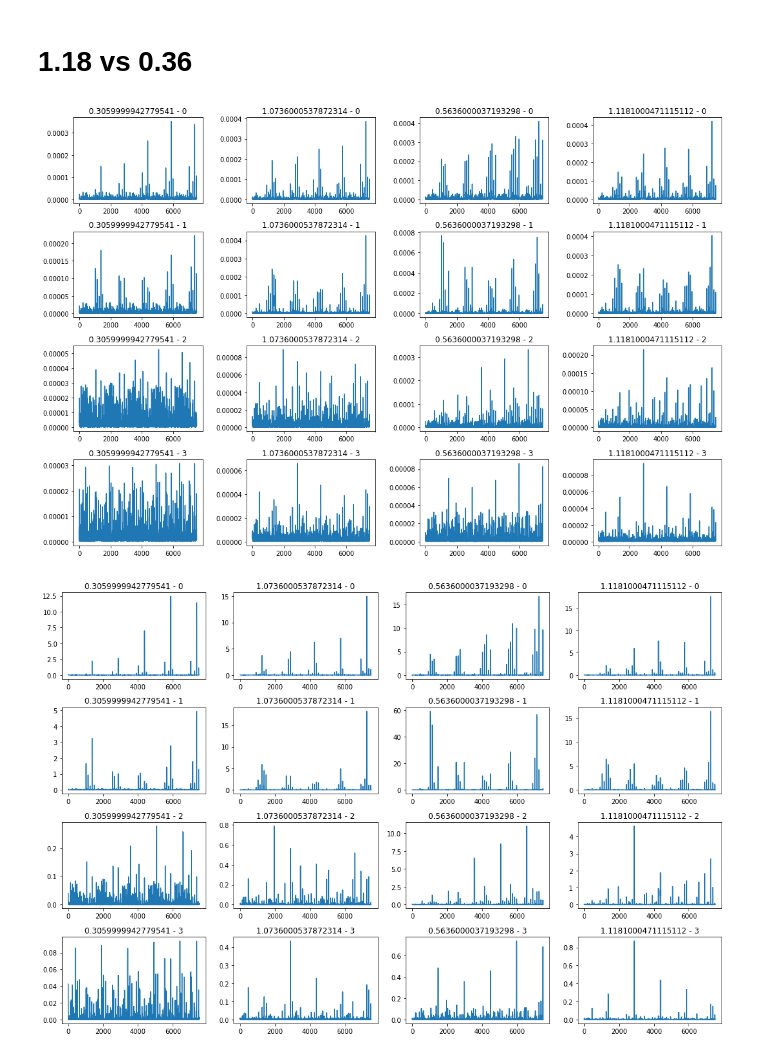
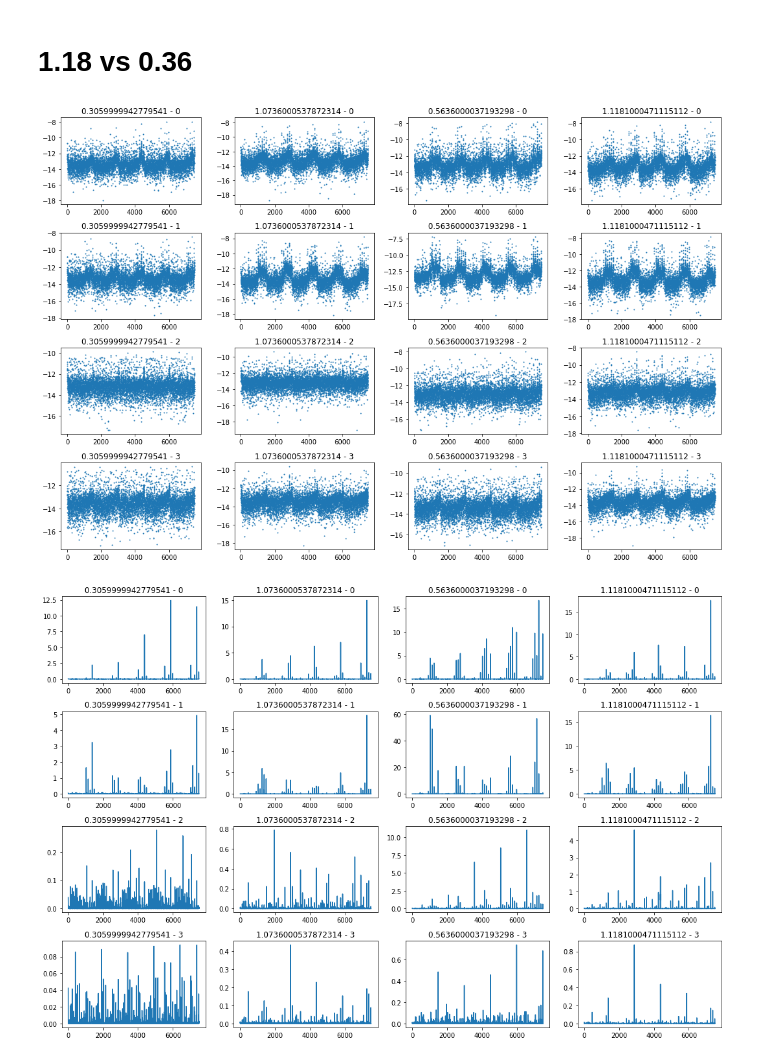
Before and after one commit to sammer1107/ML-DataAnalysis, a Jupyter notebook: bigdata/ThuBigData.ipynb, the cells around one changed output. Drawn from its saved outputs; the diff is of its cells as text; code cells hidden in the pictures.

```diff
--- a/bigdata/ThuBigData.ipynb
+++ b/bigdata/ThuBigData.ipynb
@@ -16,5 +24,5 @@ for xls in os.listdir('sample_data/'):
     attrs.append(np.array(data))
     target.append(np.float32(output))
 
-attrs = np.array(attrs)
-target = np.array(target)
+attrs = np.array(attrs, dtype=np.float32)
+target = np.array(target, dtype=np.float32)
@@ -21,8 +31,14 @@ target = np.array(target)
 # %%
-plt.figure(figsize=(15, 6))
+plt.figure(figsize=(12, 6))
 for i in range(4):
     plt.subplot(2,2,i+1)
-    x = np.mean(attrs[:,:,i], axis=1)
-    plt.scatter(x, target)
-    plt.axis([ min(x), max(x), 0, 1.5])
+    x = np.mean(np.log(attrs[:,:,i]), axis=1).astype(np.float32)
+    plt.scatter(x, np.log(target))
+    reg = linregress(x,np.log(target))
+    reg_x = np.linspace(min(x), max(x), 3)
+    predict = reg_x*reg.slope + reg.intercept
+    plt.plot(reg_x, predict)
+    # plt.axis([ min(x), max(x), 0, 1.5])
+    plt.title("col {} correlation {}".format(i,np.corrcoef(x, target)[0,1]))
 plt.tight_layout()
+# plt.savefig('feeling')
@@ -29,6 +51,6 @@ plt.tight_layout()
 # %%
-min = np.min(attrs, axis=None)
-max = np.max(attrs, axis=None)
+min_val = np.min(attrs, axis=None)
+max_val = np.max(attrs, axis=None)
 
-print('min = ', min)
-print('max = ', max)
+print('min = ', min_val)
+print('max = ', max_val)
@@ -87,12 +112,13 @@ plt.axis([2.7e-06, 3.6e-06, 0, 1.2])
 # %%
 plt.figure(figsize=[15,10])
 for i in range(4*num_selection):
     plt.subplot(4,num_selection,i+1)
-    plt.plot(cattrs[i%num_selection,:,i//num_selection])
+    # plt.plot(np.log(cattrs[i%num_selection,:,i//num_selection]))
+    plt.scatter(np.arange(len(cattrs[i%num_selection,:,i//num_selection])), np.log(cattrs[i%num_selection,:,i//num_selection]), s=1)
     plt.title("{} - {}".format(ctargets[i%num_selection], i//num_selection))
 plt.tight_layout()
 # %% [output]
-[figure, old version]
+[figure, new version]
 # %%
 plt.figure(figsize=[15,10])
 for i in range(4*num_selection):
```
Also changed, not shown: parts of 32 cells of this notebook, 1 other file.
